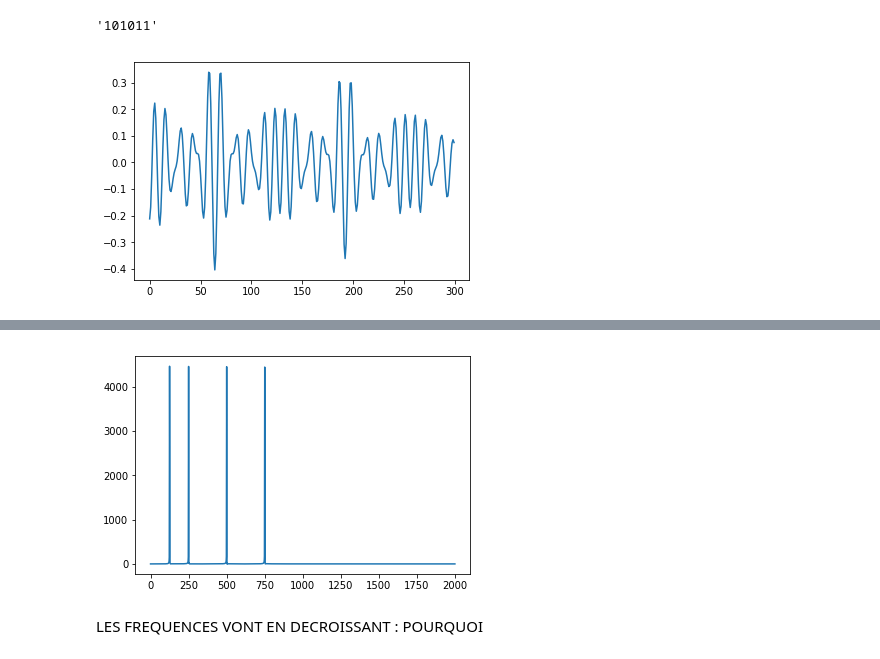
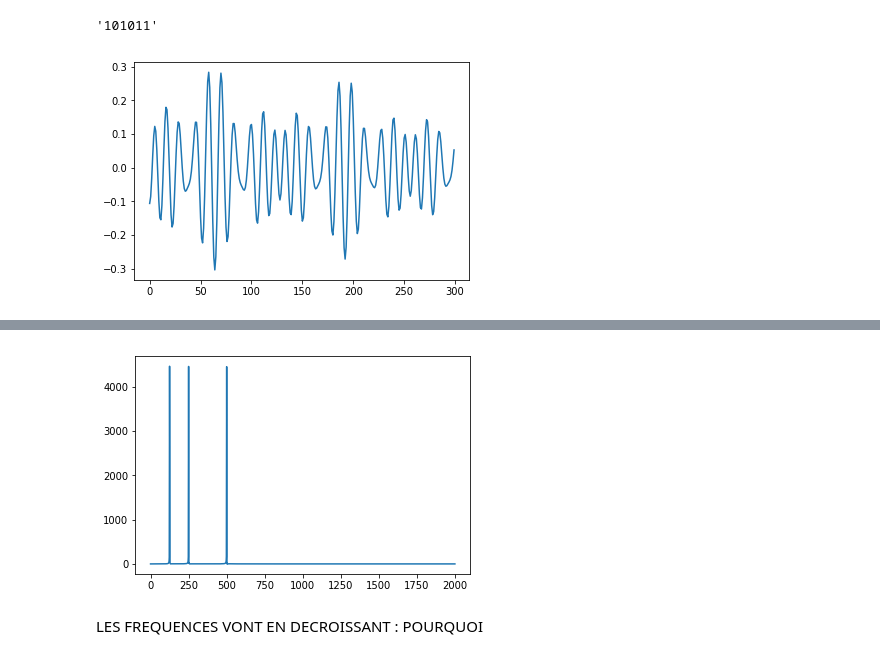
Before and after one commit to lucieperrotta/PDC, a Jupyter notebook: waveformFormer.ipynb, the cells around one changed output, grey strips where cells are left out. Drawn from its saved outputs; the diff is of its cells as text; code cells hidden in the pictures.

```diff
--- a/waveformFormer.ipynb
+++ b/waveformFormer.ipynb
@@ -84,23 +78,23 @@ toBinary("G")
 # %%
 #You can test every character here (example with 'D')
 
 # x = toWave('A')
-x = toWave2('G')
+x = toWave2('a')
 # the plot
 plt.plot(x[0:300])
 plt.show()
 
 # we can play it:
 IPython.display.Audio(x, rate=Fs)
 # %% [output]
-[figure, old version]
+[figure, new version]
 [interactive output not drawn]
 # %%
 X = np.fft.fft(x, Fs)
 plt.plot(np.abs(X)[1000:3000])
 plt.show()
 # %% [output]
-[figure, old version]
+[figure, new version]
 # %% [markdown]
 LES FREQUENCES VONT EN DECROISSANT : POURQUOI
 # %% [markdown]
```
Also changed, not shown: parts of 5 cells of this notebook, 1 other file.
